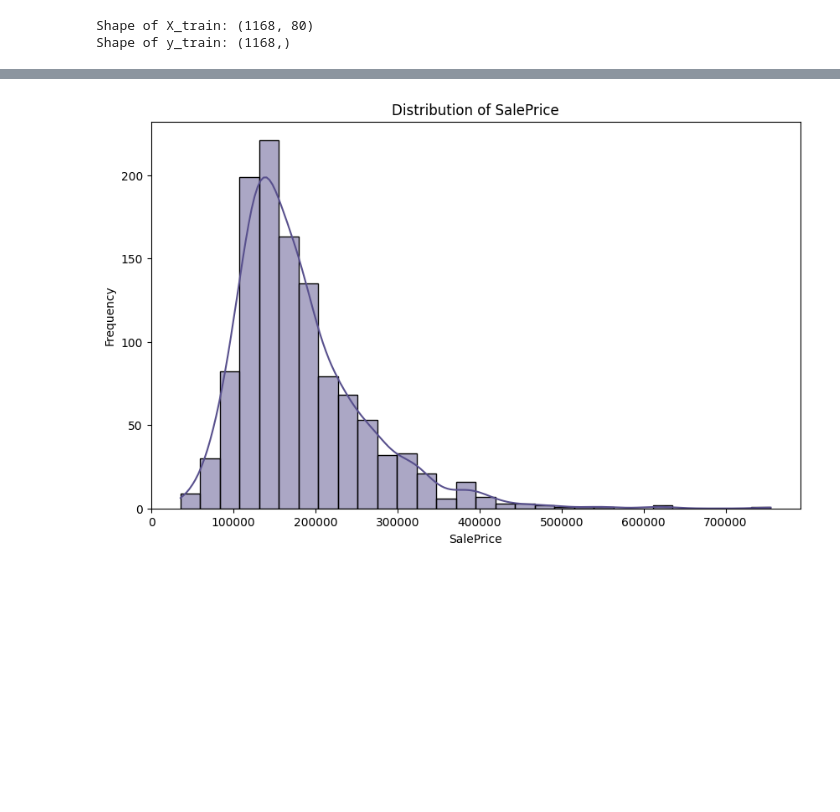
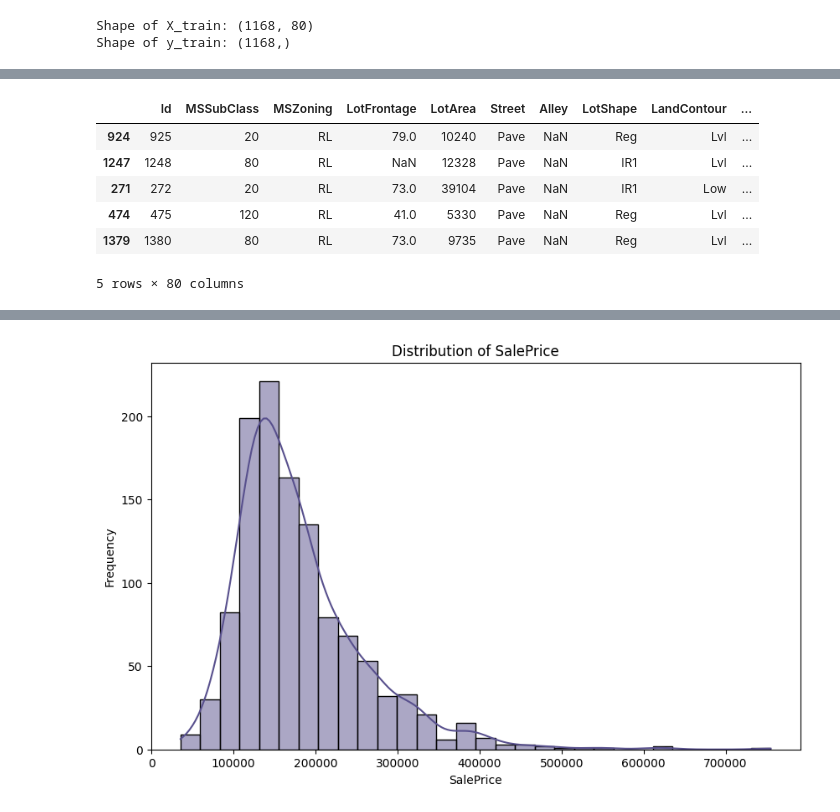
Before and after one commit to bsanchezv/House-prices-Advanced-regression-techniques, a Jupyter notebook: notebooks/1.0-EDA-first-analysis.ipynb, the cells around one changed output, grey strips where cells are left out. Cells and saved outputs as stored; diff of their text form; code cells hidden in the pictures; blank space fills up the shorter version.

```diff
--- a/notebooks/1.0-EDA-first-analysis.ipynb
+++ b/notebooks/1.0-EDA-first-analysis.ipynb
@@ -37,0 +73,10 @@ Shape of y_train: (1168,)
+# %%
+X_train.tail()
+# %% [output]
+|  | Id | MSSubClass | MSZoning | LotFrontage | LotArea | Street | Alley | LotShape | LandContour | ... |
+| 924 | 925 | 20 | RL | 79.0 | 10240 | Pave | NaN | Reg | Lvl | ... |
+| 1247 | 1248 | 80 | RL | NaN | 12328 | Pave | NaN | IR1 | Lvl | ... |
+| 271 | 272 | 20 | RL | 73.0 | 39104 | Pave | NaN | IR1 | Low | ... |
+| 474 | 475 | 120 | RL | 41.0 | 5330 | Pave | NaN | Reg | Lvl | ... |
+| 1379 | 1380 | 80 | RL | 73.0 | 9735 | Pave | NaN | Reg | Lvl | ... |
+5 rows × 80 columns
```
Also changed, not shown: parts of 50 cells of this notebook.
